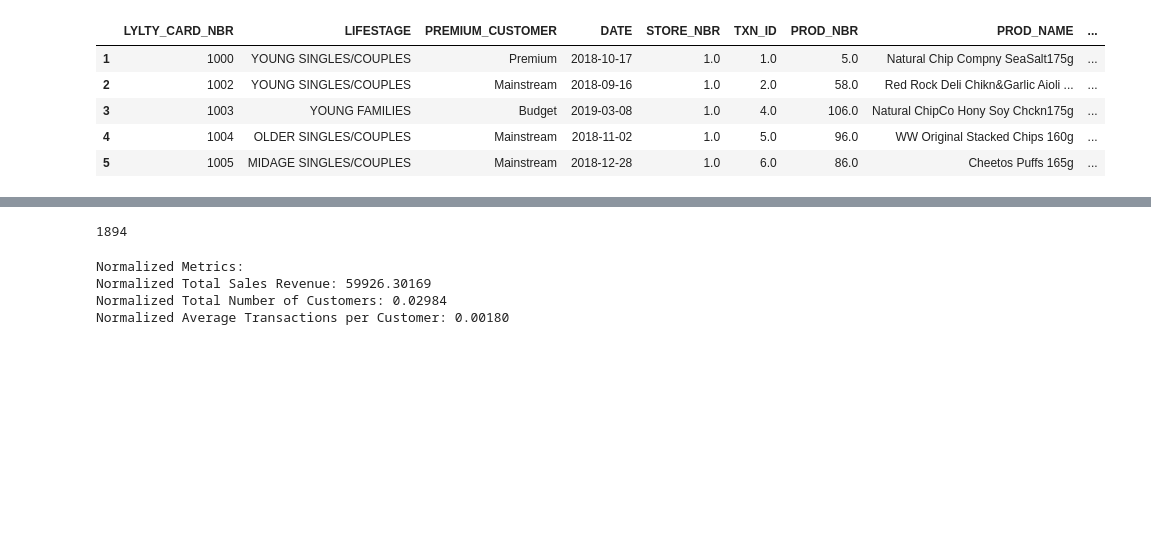
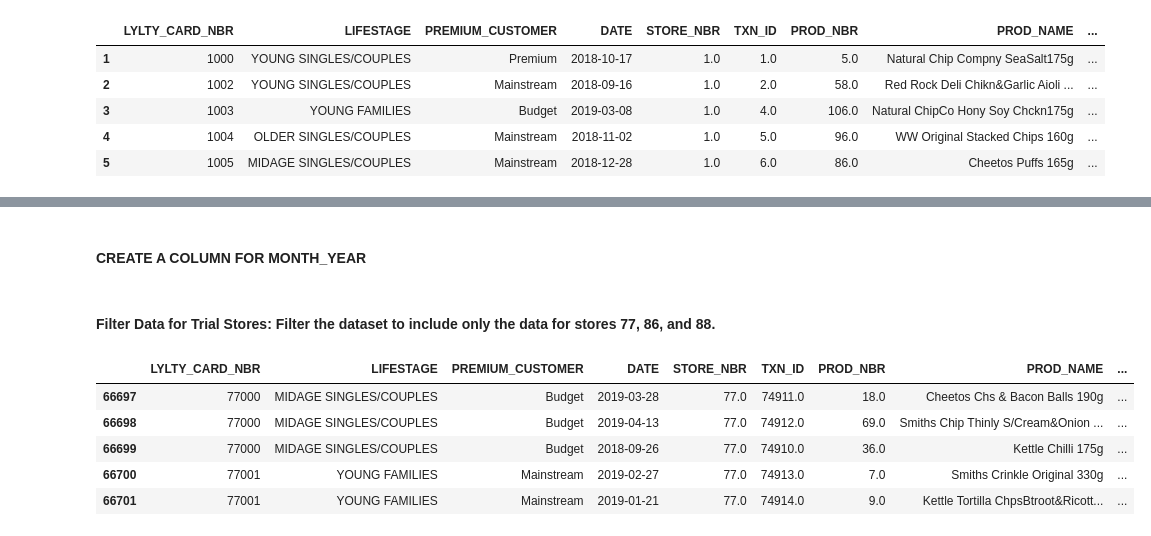
Before and after one commit to Josewathome/Customer-Analytics-for-Quantiurry-Supermarket-Forage-Internship, a Jupyter notebook: Task Two/task two continue analysis.ipynb, the cells around one changed output, grey strips where cells are left out. Cells and saved outputs as stored; diff of their text form; code cells hidden in the pictures; blank space fills up the shorter version.

```diff
--- a/Task Two/task two continue analysis.ipynb
+++ b/Task Two/task two continue analysis.ipynb
@@ -74,42 +25,19 @@ Average Transactions per Customer
-# %%
-def find_max_frequency(df, group_column):
-    # Group the DataFrame by the specified column
-    grouped = df.groupby(group_column)
-
-    # Count the frequency of each value in the grouped column
-    frequency_counts = grouped.size()
-
-    # Find the maximum frequency count
-    max_frequency = frequency_counts.max()
-
-    return max_frequency
-find_max_frequency(data, 'STORE_NBR')
-# %% [output]
-1894
-# %%
-# Define the maximum values for each metric
-max_total_sales = max(data['TOT_SALES'])
-max_total_customers = max(data['LYLTY_CARD_NBR'])
-max_transactions = find_max_frequency(data, 'STORE_NBR')
-
-# Normalize the metrics by dividing by their maximum values
-normalized_total_sales = 1767825.90 / max_total_sales
-normalized_total_customers = 70827 / max_total_customers
-normalized_avg_transactions = 3.40 / max_transactions
-
-# Create a dictionary to store the normalized metrics
-normalized_metrics = {
-    'Normalized Total Sales Revenue': normalized_total_sales,
-    'Normalized Total Number of Customers': normalized_total_customers,
-    'Normalized Average Transactions per Customer': normalized_avg_transactions
-}
-
-# Display the normalized metrics
-print("Normalized Metrics:")
-for metric, value in normalized_metrics.items():
-    print(f"{metric}: {value:.5f}")
-# %% [output]
-Normalized Metrics:
-Normalized Total Sales Revenue: 59926.30169
-Normalized Total Number of Customers: 0.02984
-Normalized Average Transactions per Customer: 0.00180
+# %% [markdown]
+#### CREATE A COLUMN FOR MONTH_YEAR
+# %%
+data['DATE'] = pd.to_datetime(data['DATE'])
+data['MONTH_YEAR'] = data['DATE'].dt.strftime('%Y-%m')
+# %% [markdown]
+#### Filter Data for Trial Stores: Filter the dataset to include only the data for stores 77, 86, and 88.
+# %%
+# Filter data for trial stores 77, 86, and 88
+trial_stores = [77.0, 86.0, 88.0]
+filtered_data = data[data['STORE_NBR'].isin(trial_stores)]
+filtered_data.head()
+# %% [output]
+|  | LYLTY_CARD_NBR | LIFESTAGE | PREMIUM_CUSTOMER | DATE | STORE_NBR | TXN_ID | PROD_NBR | PROD_NAME | ... |
+| 66697 | 77000 | MIDAGE SINGLES/COUPLES | Budget | 2019-03-28 | 77.0 | 74911.0 | 18.0 | Cheetos Chs & Bacon Balls 190g | ... |
+| 66698 | 77000 | MIDAGE SINGLES/COUPLES | Budget | 2019-04-13 | 77.0 | 74912.0 | 69.0 | Smiths Chip Thinly S/Cream&Onion ... | ... |
+| 66699 | 77000 | MIDAGE SINGLES/COUPLES | Budget | 2018-09-26 | 77.0 | 74910.0 | 36.0 | Kettle Chilli 175g | ... |
+| 66700 | 77001 | YOUNG FAMILIES | Mainstream | 2019-02-27 | 77.0 | 74913.0 | 7.0 | Smiths Crinkle Original 330g | ... |
+| 66701 | 77001 | YOUNG FAMILIES | Mainstream | 2019-01-21 | 77.0 | 74914.0 | 9.0 | Kettle Tortilla ChpsBtroot&Ricott... | ... |
```
Also changed, not shown: parts of 29 cells of this notebook, 2 other files.
